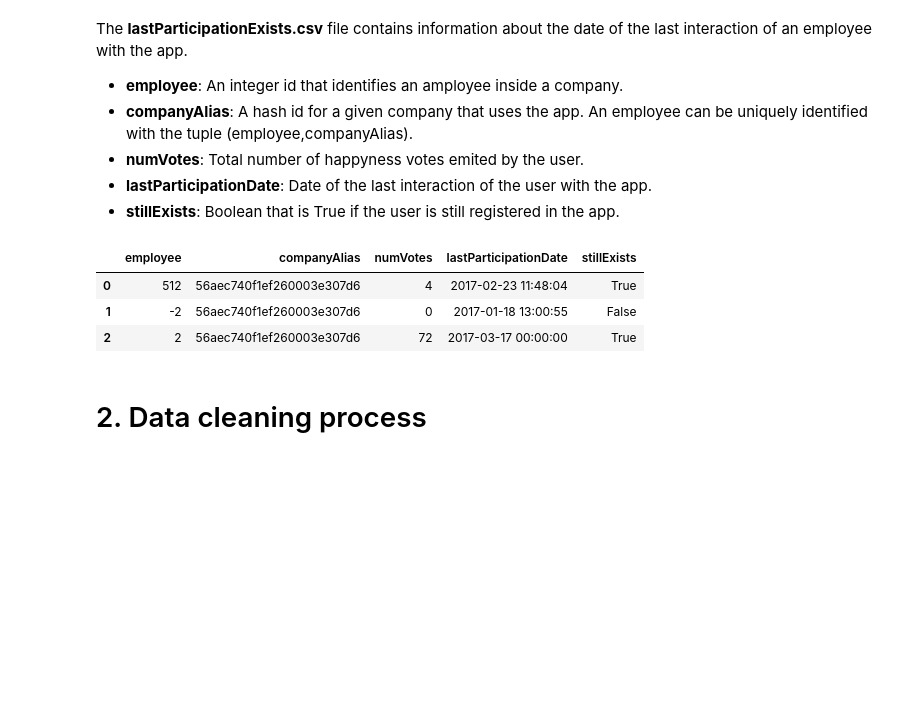
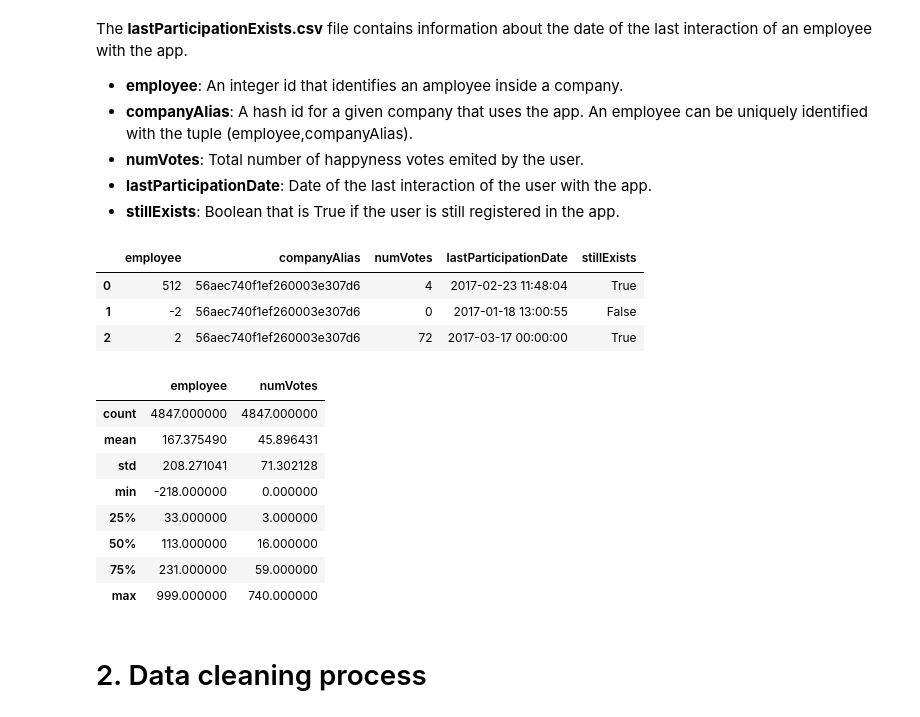
Before and after one commit to Guillemdb/Happiness-inside-a-job-PyDataBcn17, a Jupyter notebook: 1 - Introduction and database cleaning.ipynb, the cells around one changed output. Drawn from its saved outputs; the diff is of its cells as text; code cells hidden in the pictures; blank space fills up the shorter version.

```diff
--- a/1 - Introduction and database cleaning.ipynb
+++ b/1 - Introduction and database cleaning.ipynb
@@ -89,6 +135,18 @@ lastpart.head(3)
 | 0 | 512 | 56aec740f1ef260003e307d6 | 4 | 2017-02-23 11:48:04 | True |
 | 1 | -2 | 56aec740f1ef260003e307d6 | 0 | 2017-01-18 13:00:55 | False |
 | 2 | 2 | 56aec740f1ef260003e307d6 | 72 | 2017-03-17 00:00:00 | True |
+# %%
+lastpart.describe()
+# %% [output]
+|  | employee | numVotes |
+| count | 4847.000000 | 4847.000000 |
+| mean | 167.375490 | 45.896431 |
+| std | 208.271041 | 71.302128 |
+| min | -218.000000 | 0.000000 |
+| 25% | 33.000000 | 3.000000 |
+| 50% | 113.000000 | 16.000000 |
+| 75% | 231.000000 | 59.000000 |
+| max | 999.000000 | 740.000000 |
 # %% [markdown]
 # 2. Data cleaning process
 # %% [markdown]
```
Also changed, not shown: parts of 5 cells of this notebook, 35 other files.
